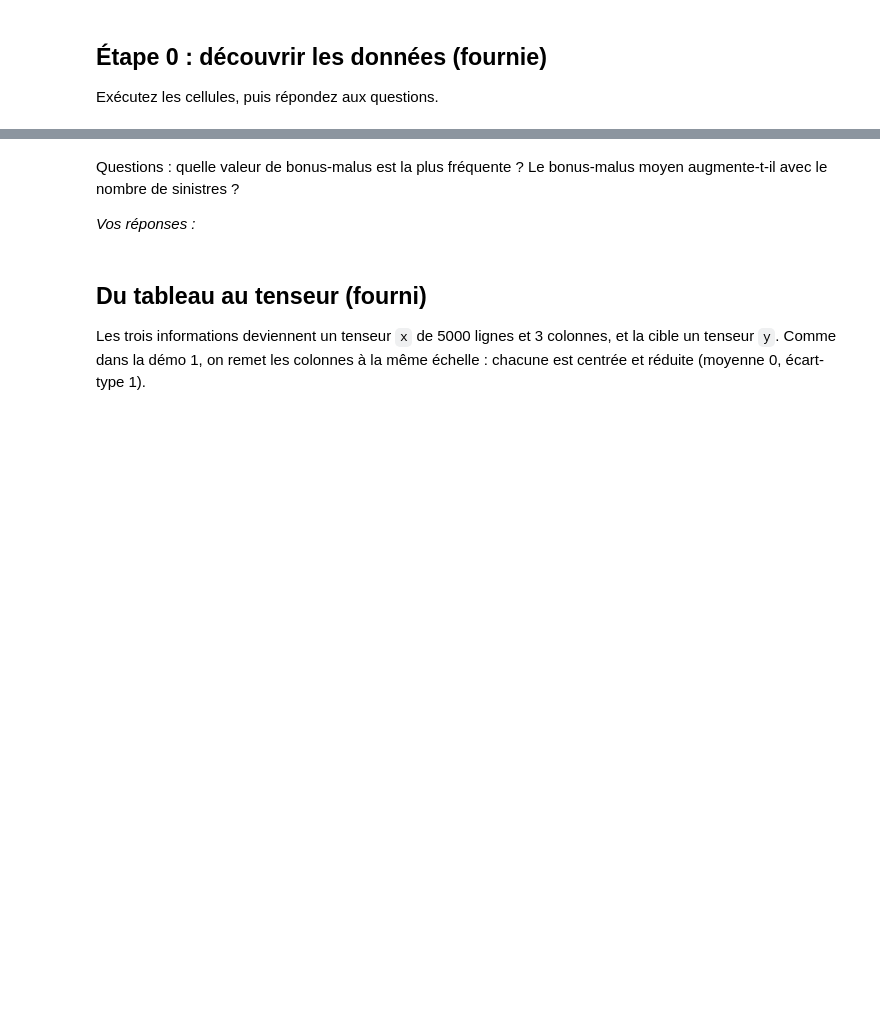
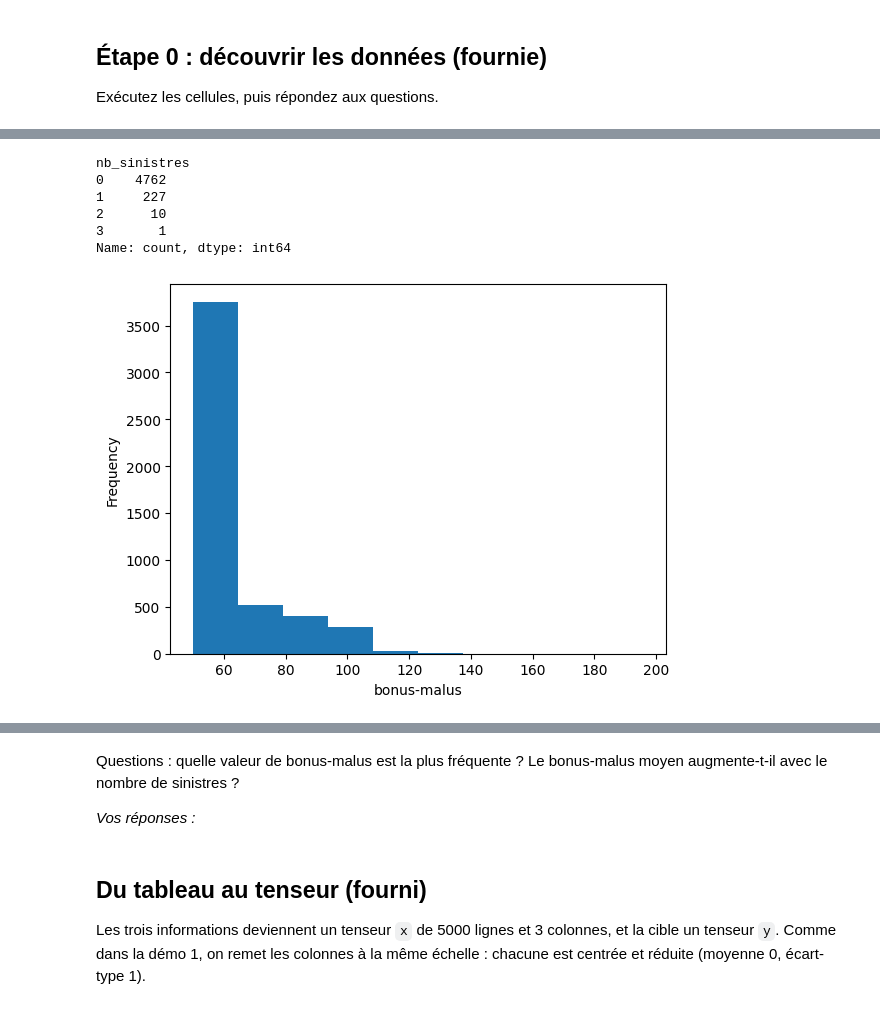
Before and after one commit to IAZEN-consulting/DeepLearningPytorch, a Jupyter notebook: tps/jour1/tp1_descente_gradient/tp1_descente_gradient.ipynb, the cells around one changed output, grey strips where cells are left out. Saved outputs shown, nothing was run; the diff lists cells and outputs as text; code cells hidden in the pictures; blank space fills up the shorter version.

```diff
--- a/tps/jour1/tp1_descente_gradient/tp1_descente_gradient.ipynb
+++ b/tps/jour1/tp1_descente_gradient/tp1_descente_gradient.ipynb
@@ -68,6 +85,17 @@ table[["age_conducteur", "age_vehicule", "nb_sinistres", "bonus_malus"]].describ
+# %%
+print(table["nb_sinistres"].value_counts())
+# %% [output]
+nb_sinistres
+0    4762
+1     227
+2      10
+3       1
+Name: count, dtype: int64
 # %%
 import matplotlib.pyplot as plt
 
-table["bonus_malus"].plot(kind="hist", bins=40, xlabel="bonus-malus")
+table["bonus_malus"].plot(kind="hist", bins=10, xlabel="bonus-malus")
 plt.show()
+# %% [output]
+[figure, added]
 # %%
```
Also changed, not shown: parts of 3 cells of this notebook, 5 other files.
